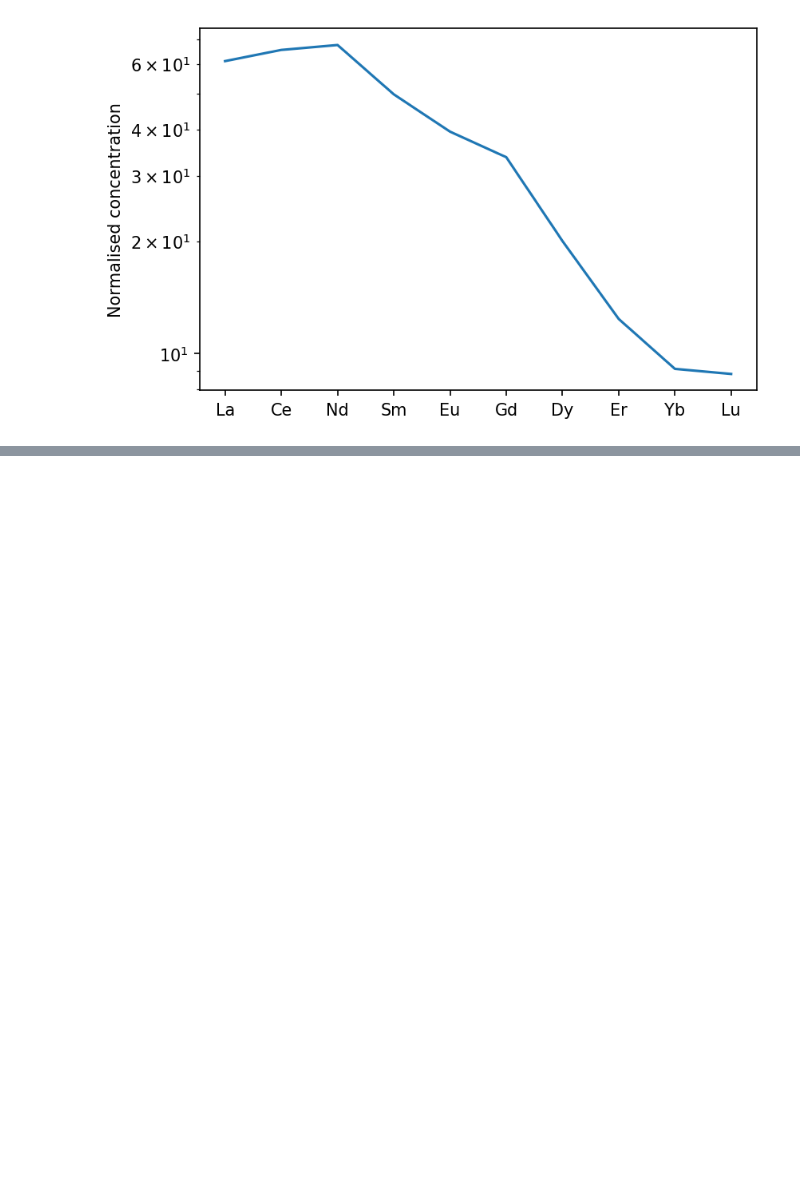
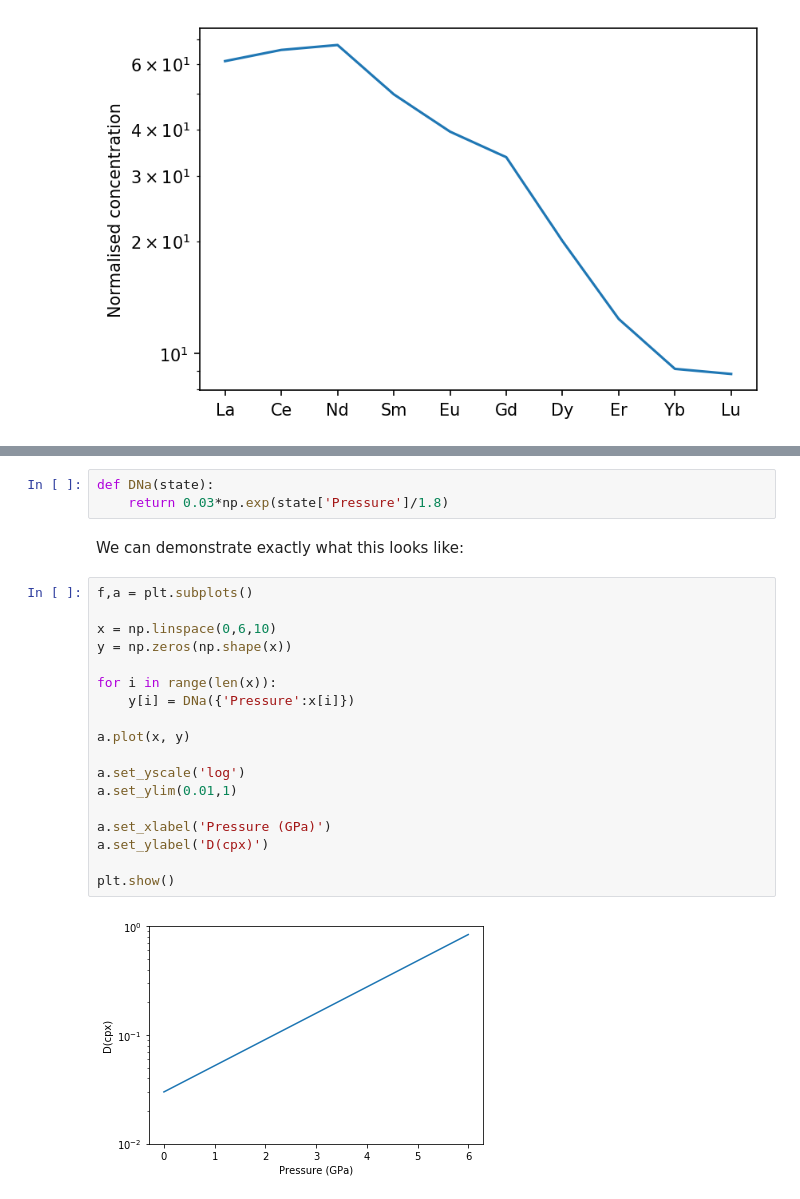
Before and after one commit to simonwmatthews/pyMelt, a Jupyter notebook: docs/tutorial/tutorial3.ipynb, the cells around one changed output, grey strips where cells are left out. Drawn from its saved outputs; the diff is of its cells as text; blank space fills up the shorter version.

```diff
--- a/docs/tutorial/tutorial3.ipynb
+++ b/docs/tutorial/tutorial3.ipynb
@@ -246,0 +234,25 @@ f,a = oib.plot_spider(element_order=['La','Ce','Nd','Sm','Eu','Gd','Dy','Er','Yb
+# %%
+def DNa(state):
+    return 0.03*np.exp(state['Pressure']/1.8)
+# %% [markdown]
+We can demonstrate exactly what this looks like:
+# %%
+f,a = plt.subplots()
+
+x = np.linspace(0,6,10)
+y = np.zeros(np.shape(x))
+
+for i in range(len(x)):
+    y[i] = DNa({'Pressure':x[i]})
+
+a.plot(x, y)
+
+a.set_yscale('log')
+a.set_ylim(0.01,1)
+
+a.set_xlabel('Pressure (GPa)')
+a.set_ylabel('D(cpx)')
+
+plt.show()
+# %% [output]
+[figure, added]
```
Also changed, not shown: parts of 12 cells of this notebook, 1 other file.
